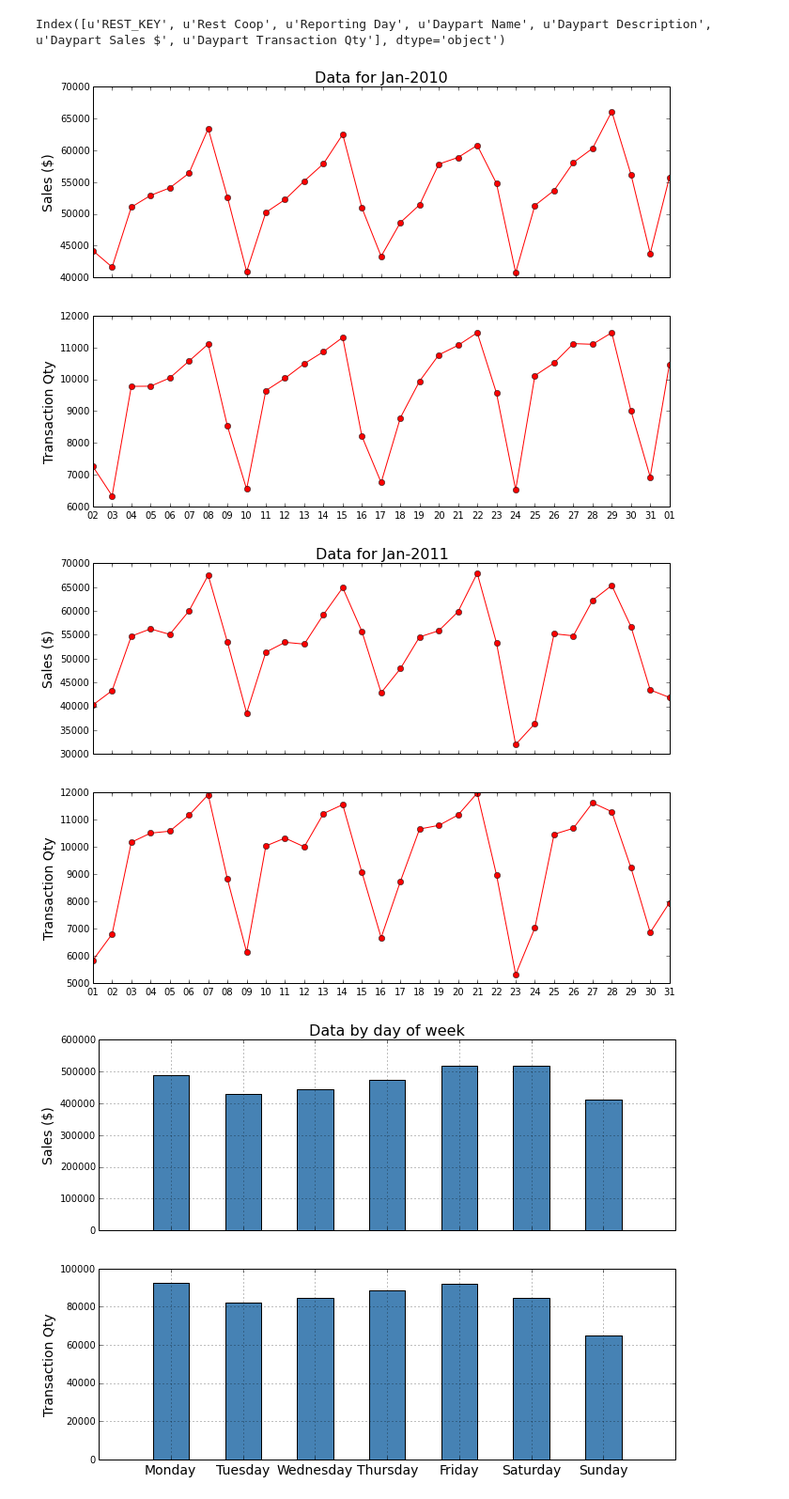
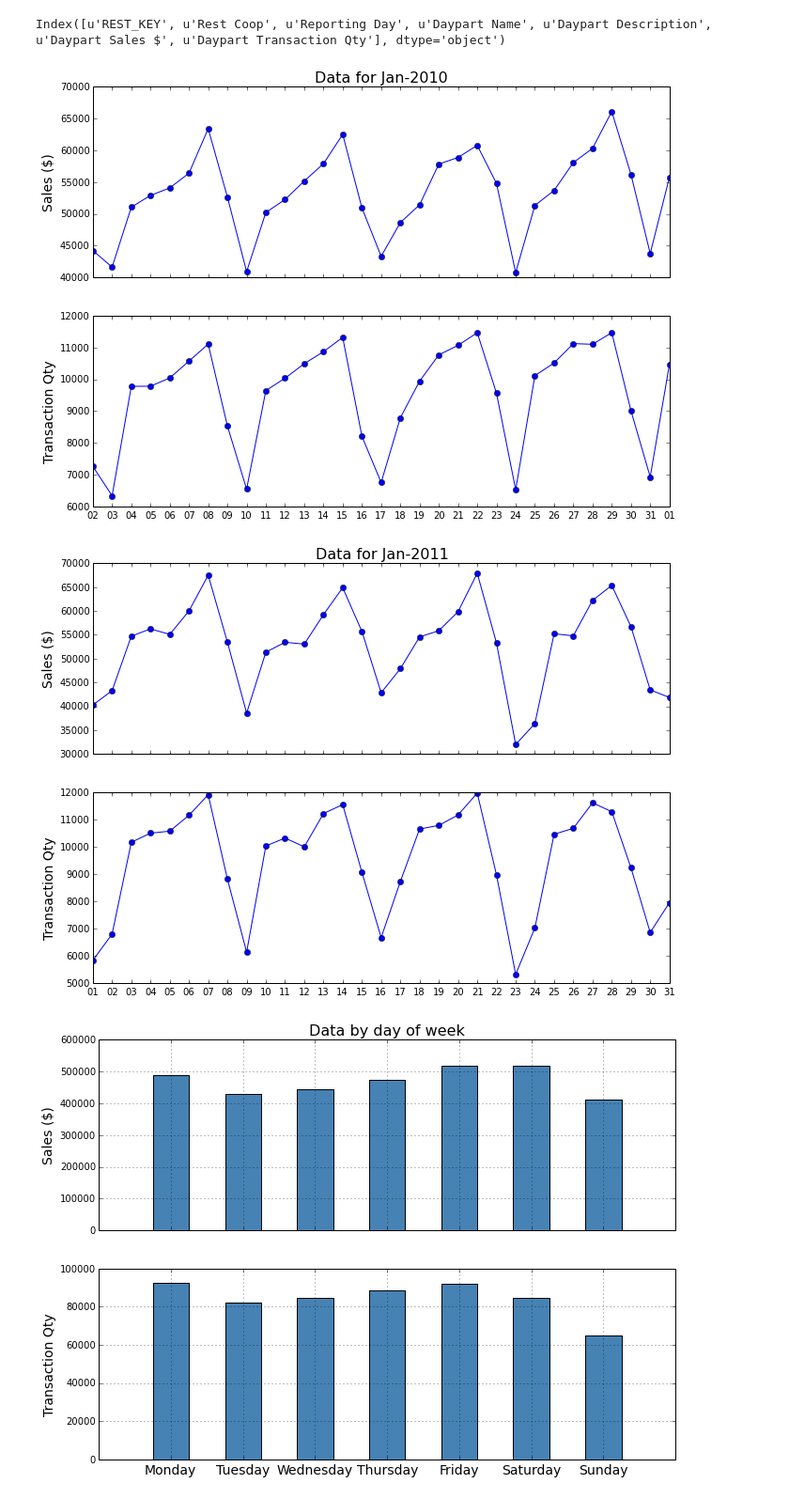
Before and after one commit to bharatreddy/wf-case-study, a Jupyter notebook: days.ipynb, the cells around one changed output. Shown: that part at 94% size. Cells and saved outputs as stored; diff of their text form; code cells hidden in the pictures.

```diff
--- a/days.ipynb
+++ b/days.ipynb
@@ -35,36 +35,36 @@ monthsLocPlot = mdates.MonthLocator()  # every month
 daysLocPlot = mdates.DayLocator()
 dateLocPlot = mdates.DateLocator()
 dateTickFmt = mdates.DateFormatter('%d')
 # Plot 2010 data
 fig, (ax0, ax1) = plt.subplots(nrows=2, sharex=True, figsize=(11,8))
 ax0.plot(daySales2010.index.tolist(), \
          daySales2010['Daypart Sales $'].tolist(),\
-         'ro-')
+         'bo-')
 ax0.set_ylabel('Sales ($)', fontsize=14)
 ax0.set_title('Data for Jan-2010', fontsize=16)
 
 ax1.plot(daySales2010.index.tolist(), \
          daySales2010['Daypart Transaction Qty'].tolist(),\
-         'ro-')
+         'bo-')
 ax1.set_ylabel('Transaction Qty', fontsize=14)
 
 # format the ticks
 ax0.xaxis.set_major_locator(daysLocPlot)
 ax0.xaxis.set_major_formatter(dateTickFmt)
 ax0.xaxis.set_minor_locator(daysLocPlot)
 
 ax1.xaxis.set_major_locator(daysLocPlot)
 ax1.xaxis.set_major_formatter(dateTickFmt)
 ax1.xaxis.set_minor_locator(daysLocPlot)
 
 datemin = daySales2010.index.min().to_datetime()
 datemax = daySales2010.index.max().to_datetime()
 ax1.set_xlim(datemin, datemax)
 
 fig.savefig('figs/Jan2010-sales.png', bbox_inches='tight', \
                         pad_inches=0)
 # %% [output]
-[figure, old version]
+[figure, new version]
 # %%
 # Set some initial formatting for making plots
 yearsLocPlot = mdates.YearLocator()   # every year
@@ -76,13 +76,13 @@ dateTickFmt = mdates.DateFormatter('%d')
 fig, (ax0, ax1) = plt.subplots(nrows=2, sharex=True, figsize=(11,8))
 ax0.plot(daySales2011.index.tolist(), \
          daySales2011['Daypart Sales $'].tolist(),\
-         'ro-')
+         'bo-')
 ax0.set_ylabel('Sales ($)', fontsize=14)
 ax0.set_title('Data for Jan-2011', fontsize=16)
 
 ax1.plot(daySales2011.index.tolist(), \
          daySales2011['Daypart Transaction Qty'].tolist(),\
-         'ro-')
+         'bo-')
 ax1.set_ylabel('Transaction Qty', fontsize=14)
 
 # format the ticks
@@ -101,7 +101,7 @@ ax1.set_xlim(datemin, datemax)
 fig.savefig('figs/Jan2011-sales.png', bbox_inches='tight', \
                         pad_inches=0)
 # %% [output]
-[figure, old version]
+[figure, new version]
 # %%
 # divide data into days 'Monday', 'Tuesday' etc
 # and groupby them to see sales by weekdays.
```
Also changed, not shown: parts of 8 cells of this notebook, 8 other files.
